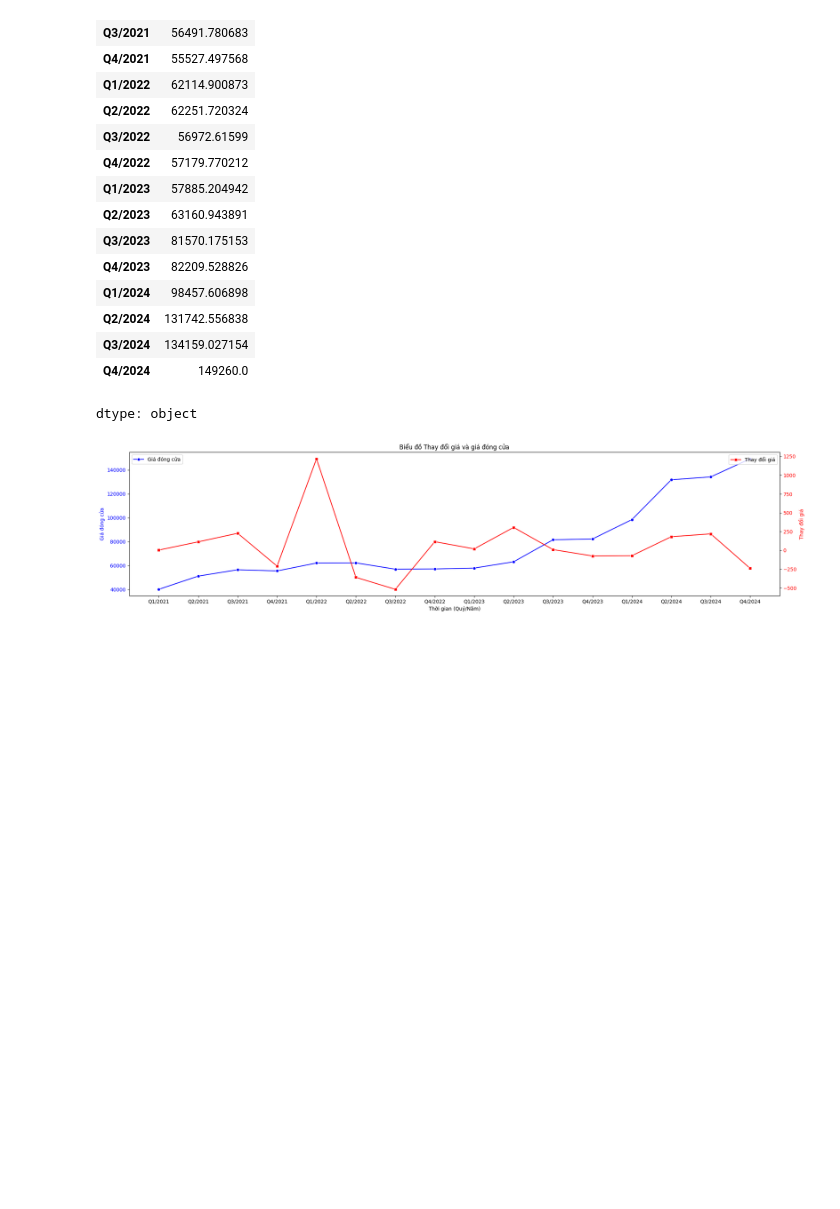
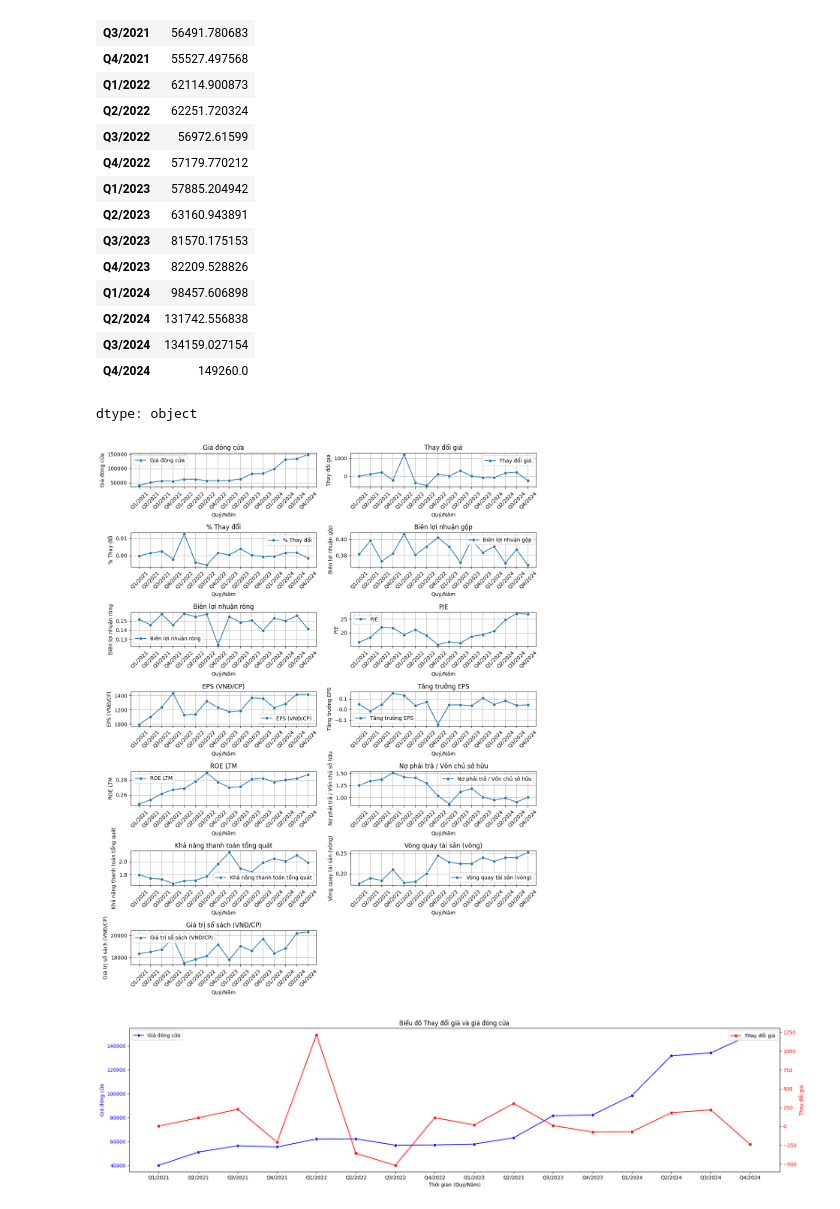
Before and after one commit to bokuwakira1411/Data-understanding---DM-A, a Jupyter notebook: createTable.ipynb, the cells around one changed output. Drawn from its saved outputs; the diff is of its cells as text; code cells hidden in the pictures; blank space fills up the shorter version.

```diff
--- a/createTable.ipynb
+++ b/createTable.ipynb
@@ -249,6 +249,24 @@ df_temp['Giá đóng cửa']
 | Q3/2024 | 134159.027154 |
 | Q4/2024 | 149260.0 |
 dtype: object
+# %%
+df_temp.index.name = "Quý/Năm"
+# %%
+num_cols = len(df_temp.columns)
+rows = (num_cols // 2) + (num_cols % 2)
+plt.figure(figsize=(12, 15))
+plt.subplots_adjust(hspace=0.5)
+for i, column in enumerate(df_temp.columns):
+    plt.subplot(rows, 2, i + 1)
+    sns.lineplot(x=df_temp.index, y=df_temp[column], marker="o", label=column)
+    plt.title(column)
+    plt.xticks(ticks=range(len(df_temp.index)), labels=df_temp.index, rotation=45)
+    plt.grid(True)
+
+plt.tight_layout()
+plt.show()
+# %% [output]
+[figure, added]
 # %%
 for column in df_temp.columns:
     if column == "Giá đóng cửa":
```
Also changed, not shown: parts of 2 cells of this notebook.
